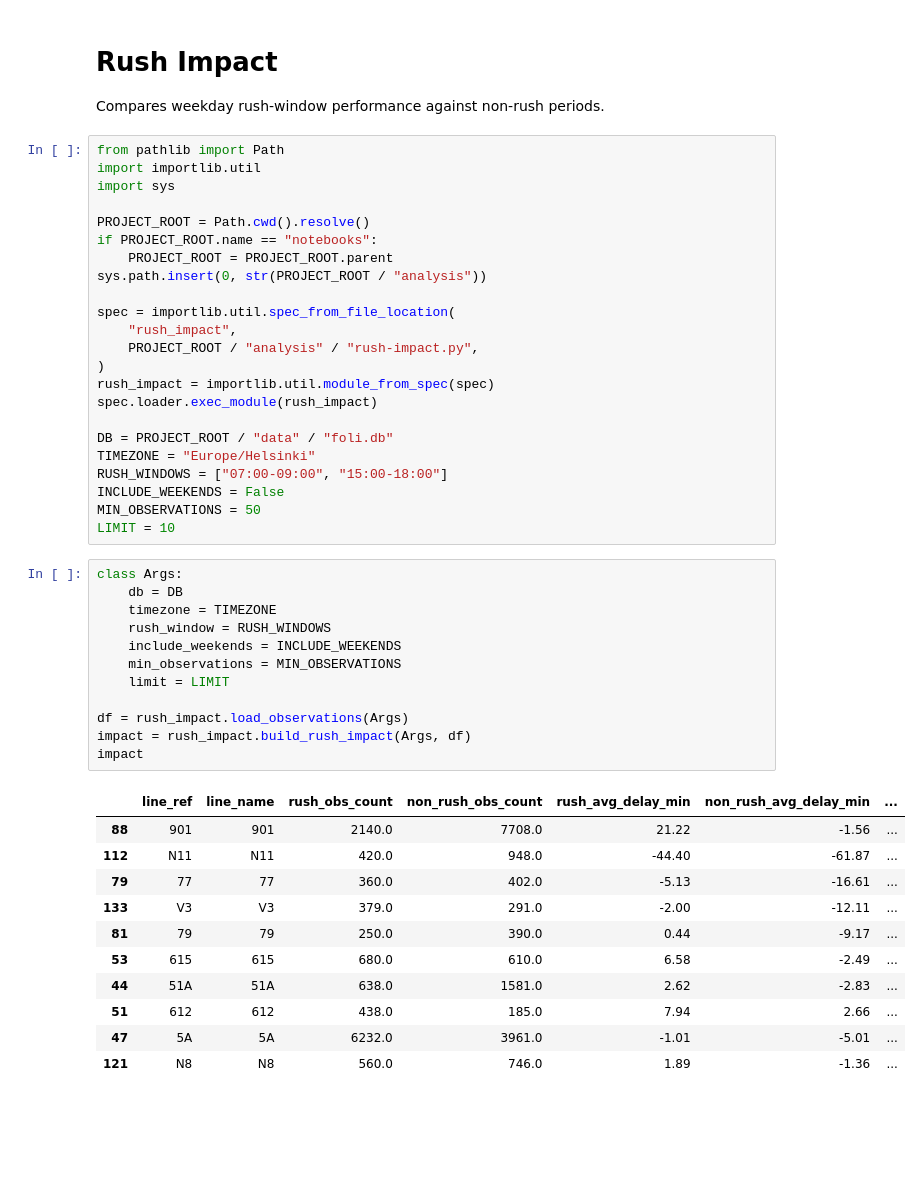
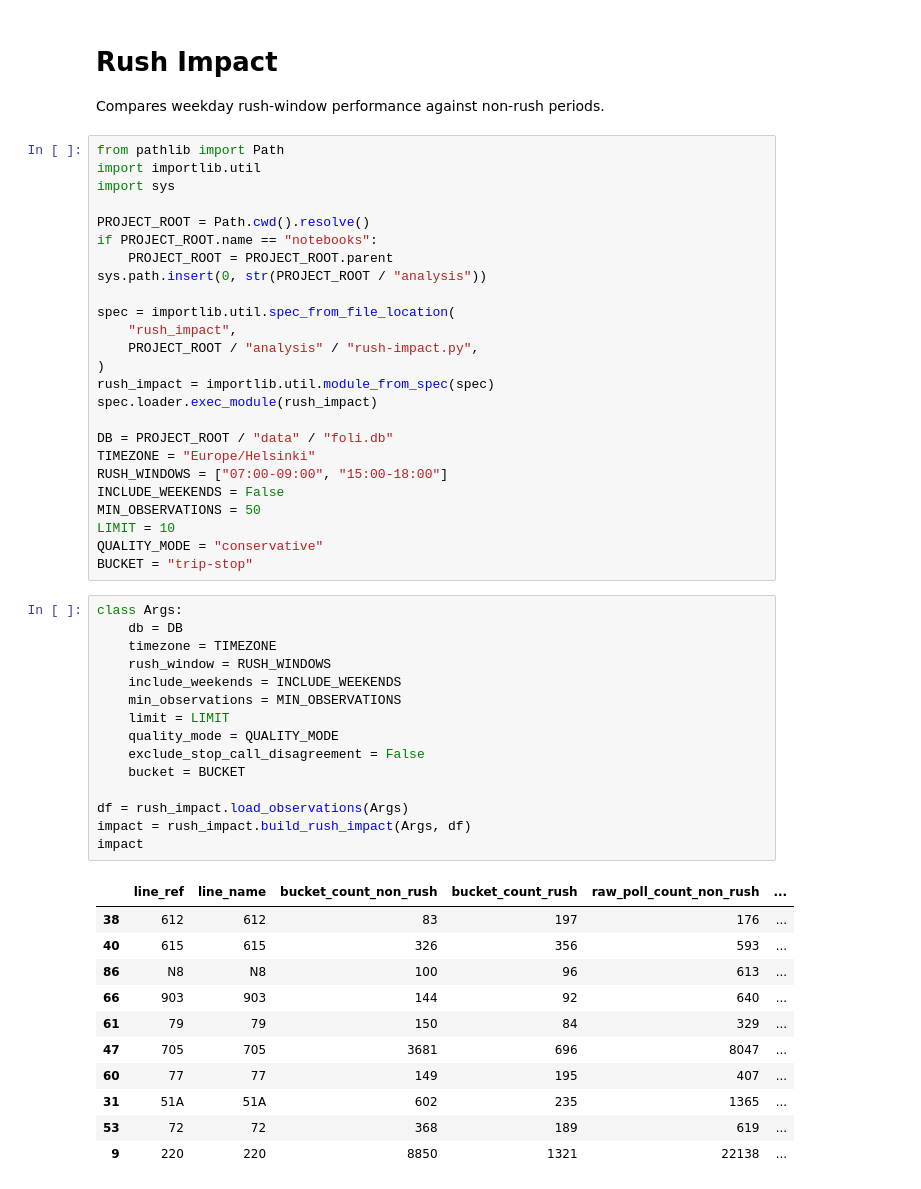
Before and after one commit to SanttuA/bus-lateness-analysis, a Jupyter notebook: notebooks/03_rush_impact.ipynb, the cells around one changed output. Drawn from its saved outputs; the diff is of its cells as text; blank space fills up the shorter version.

```diff
--- a/notebooks/03_rush_impact.ipynb
+++ b/notebooks/03_rush_impact.ipynb
@@ -25,28 +25,33 @@ RUSH_WINDOWS = ["07:00-09:00", "15:00-18:00"]
 INCLUDE_WEEKENDS = False
 MIN_OBSERVATIONS = 50
 LIMIT = 10
+QUALITY_MODE = "conservative"
+BUCKET = "trip-stop"
 # %%
 class Args:
     db = DB
     timezone = TIMEZONE
     rush_window = RUSH_WINDOWS
     include_weekends = INCLUDE_WEEKENDS
     min_observations = MIN_OBSERVATIONS
     limit = LIMIT
+    quality_mode = QUALITY_MODE
+    exclude_stop_call_disagreement = False
+    bucket = BUCKET
 
 df = rush_impact.load_observations(Args)
 impact = rush_impact.build_rush_impact(Args, df)
 impact
 # %% [output]
-|  | line_ref | line_name | rush_obs_count | non_rush_obs_count | rush_avg_delay_min | non_rush_avg_delay_min | ... |
-| 88 | 901 | 901 | 2140.0 | 7708.0 | 21.22 | -1.56 | ... |
-| 112 | N11 | N11 | 420.0 | 948.0 | -44.40 | -61.87 | ... |
-| 79 | 77 | 77 | 360.0 | 402.0 | -5.13 | -16.61 | ... |
-| 133 | V3 | V3 | 379.0 | 291.0 | -2.00 | -12.11 | ... |
-| 81 | 79 | 79 | 250.0 | 390.0 | 0.44 | -9.17 | ... |
-| 53 | 615 | 615 | 680.0 | 610.0 | 6.58 | -2.49 | ... |
-| 44 | 51A | 51A | 638.0 | 1581.0 | 2.62 | -2.83 | ... |
-| 51 | 612 | 612 | 438.0 | 185.0 | 7.94 | 2.66 | ... |
-| 47 | 5A | 5A | 6232.0 | 3961.0 | -1.01 | -5.01 | ... |
-| 121 | N8 | N8 | 560.0 | 746.0 | 1.89 | -1.36 | ... |
+|  | line_ref | line_name | bucket_count_non_rush | bucket_count_rush | raw_poll_count_non_rush | ... |
+| 38 | 612 | 612 | 83 | 197 | 176 | ... |
+| 40 | 615 | 615 | 326 | 356 | 593 | ... |
+| 86 | N8 | N8 | 100 | 96 | 613 | ... |
+| 66 | 903 | 903 | 144 | 92 | 640 | ... |
+| 61 | 79 | 79 | 150 | 84 | 329 | ... |
+| 47 | 705 | 705 | 3681 | 696 | 8047 | ... |
+| 60 | 77 | 77 | 149 | 195 | 407 | ... |
+| 31 | 51A | 51A | 602 | 235 | 1365 | ... |
+| 53 | 72 | 72 | 368 | 189 | 619 | ... |
+| 9 | 220 | 220 | 8850 | 1321 | 22138 | ... |
 # %%
```
Also changed, not shown: parts of 1 cell of this notebook.
